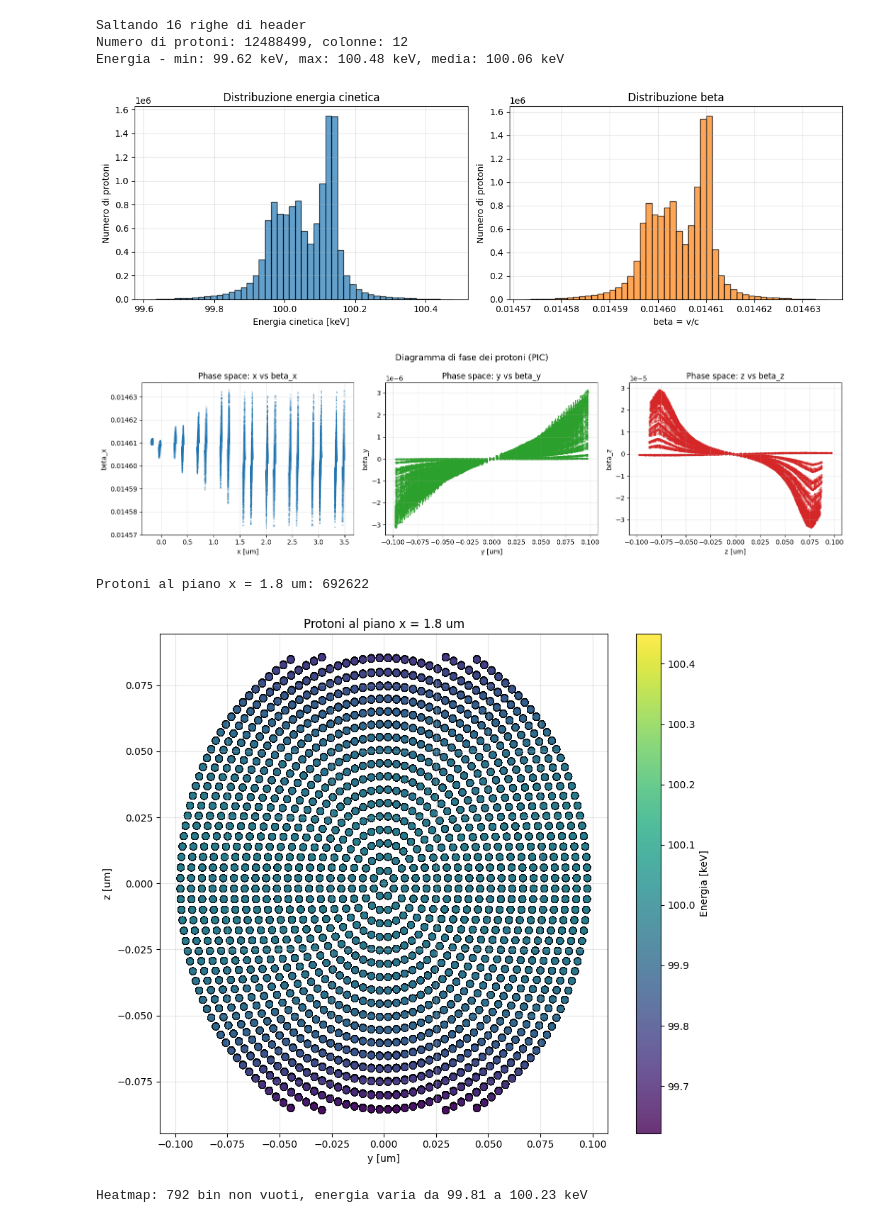
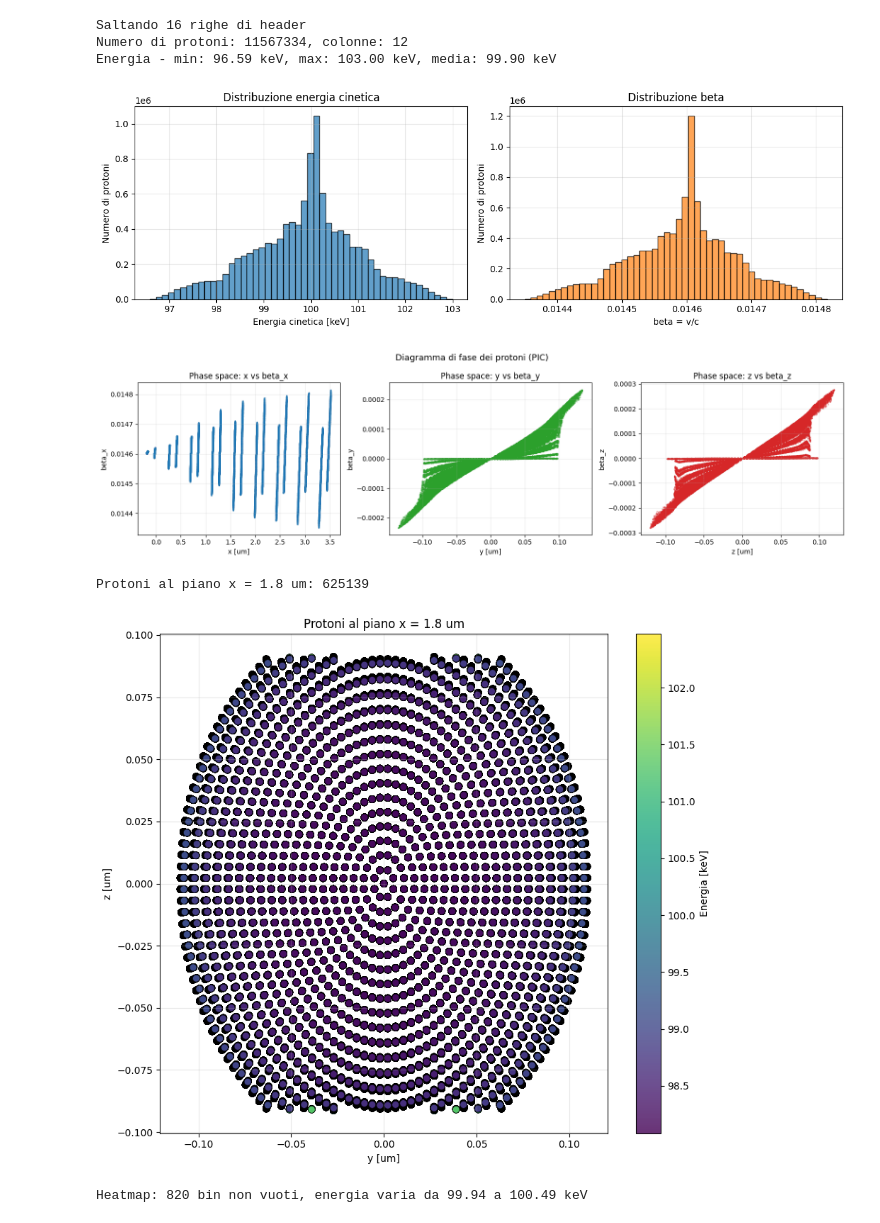
Before and after one commit to AlanMarcia/Notebook-for-analysis-of-CST-output, a Jupyter notebook: Prova.ipynb, the cells around one changed output. Saved outputs shown, nothing was run; the diff lists cells and outputs as text; code cells hidden in the pictures.

```diff
--- a/Prova.ipynb
+++ b/Prova.ipynb
@@ -80,21 +90,22 @@ from pathlib import Path
 import numpy as np
 import matplotlib.pyplot as plt
 
-cartella = Path("SIC_P_10um/n_1")
+cartella = Path("SIC_e_2um/n_1")
 if not cartella.exists():
     raise FileNotFoundError(f"Cartella non trovata: {cartella.resolve()}")
 
 # Parametri base (x e lambda_p sono in um)
-beta = 0.01459
-lambda_beta = 10 * beta  # periodo base
+beta = 0.3
+Lam=2
+lambda_beta = Lam * beta  # periodo base
 E0_const = 1.0  # V/m
 
-im_blocks_by_n = parse_cst_block_file(cartella / "Gap_Im.txt")
-re_blocks_by_n = parse_cst_block_file(cartella / "Gap_Real.txt")
+im_blocks_by_n = parse_cst_block_file(cartella / "A_Im_2.txt")
+re_blocks_by_n = parse_cst_block_file(cartella / "A_Real_2.txt")
 
 available_n = sorted(set(im_blocks_by_n.keys()) & set(re_blocks_by_n.keys()))
 if not available_n:
-    raise ValueError("Nessun n in comune tra Gap_Im.txt e Gap_Real.txt")
+    raise ValueError("Nessun n in comune tra A_Im_2.txt e A_Real_2.txt")
 
 print(f"Valori di n disponibili: {available_n}")
 
@@ -111,7 +122,7 @@ re_blocks = re_blocks_by_n[selected_n]
 
 common_ratios = sorted(set(im_blocks.keys()) & set(re_blocks.keys()))
 if not common_ratios:
-    raise ValueError(f"Nessun ratio in comune per n={selected_n} tra Gap_Im.txt e Gap_Real.txt")
+    raise ValueError(f"Nessun ratio in comune per n={selected_n} tra A_Im.txt e A_Real.txt")
 
 n_harm = selected_n
 lambda_p = n_harm * lambda_beta
@@ -168,10 +179,21 @@ plt.plot(common_ratios, efficiency, marker="o", label="Efficienza = G/E0")
 plt.plot(common_ratios, efficiency_max, marker="s", label="Efficienza = G/Emax")
 plt.xlabel("Ratio")
 plt.ylabel("Efficienza di accoppiamento")
-plt.title(f"Efficienza in funzione del Ratio (Gap, n={selected_n})")
+plt.title(f"Efficienza in funzione del Ratio (A, n={selected_n})")
 plt.grid(True)
 plt.legend()
-plt.savefig(cartella / f"Gap_efficiency_vs_ratio_n{selected_n}.png")
+plt.savefig(cartella / f"A_efficiency_vs_ratio_n{selected_n}.png")
+plt.show()
+
+# Grafico separato richiesto: solo ratio con Emax
+plt.figure(figsize=(8, 5))
+plt.plot(common_ratios, efficiency_max, marker="o", color="tab:orange", label="G/Emax")
+plt.xlabel("Ratio")
+plt.ylabel("Ratio con Emax (G/Emax)")
+plt.title(f"Ratio G/Emax in funzione del Ratio (n={selected_n})")
+plt.grid(True)
+plt.legend()
+plt.savefig(cartella / f"ratio_Emax_vs_ratio_n{selected_n}.png")
 plt.show()
 
 plt.figure(figsize=(8, 5))
@@ -332,7 +332,7 @@ def parse_cst_block_file_by_param(path, param_name="H"):
     current_x = []
     current_y = []
 
-    pattern = re.compile(rf"{re.escape(param_name)}\s*=\s*([0-9]*\.?[0-9]+)")
+    pattern = re.compile(rf"(?:^|[;{]\s*){re.escape(param_name)}\s*=\s*([0-9]*\.?[0-9]+)")
 
     with open(path, "r", encoding="utf-8") as f:
         for raw_line in f:
@@ -487,7 +487,7 @@ import numpy as np
 import matplotlib.pyplot as plt
 from pathlib import Path
 
-pic_file = Path("SIC_P_10um/n_3/PIC2.txt")
+pic_file = Path("SIC_P_10um/n_3/PIC.txt")
 if not pic_file.exists():
     raise FileNotFoundError(f"File non trovato: {pic_file.resolve()}")
 
@@ -641,37 +641,37 @@ if mask_plane.sum() > 0:
         f"Heatmap: {len(valid_vals)} bin non vuoti, energia varia da {valid_vals.min():.2f} a {valid_vals.max():.2f} keV"
     )
 
     # Visualizza con range effettivo
     vmin_val = valid_vals.min()
     vmax_val = valid_vals.max()
 
     im = ax.imshow(
         heatmap_avg.T,
         origin="lower",
         aspect="auto",
         cmap="viridis",
         extent=[y_min, y_max, z_min, z_max],
         vmin=vmin_val,
         vmax=vmax_val,
     )
 
     ax.set_xlabel("y [um]")
     ax.set_ylabel("z [um]")
     ax.set_title(f"Heatmap energia: {mask_plane.sum()} protoni al piano x = {x_plane} um")
 
     cbar = plt.colorbar(im, ax=ax)
     cbar.set_label("Energia media [keV]")
 
     plt.tight_layout()
     plt.show()
 else:
     print(f"Nessun protone trovato al piano x = {x_plane} um!")
 # %% [output]
 Saltando 16 righe di header
-Numero di protoni: 12488499, colonne: 12
-Energia - min: 99.62 keV, max: 100.48 keV, media: 100.06 keV
+Numero di protoni: 11567334, colonne: 12
+Energia - min: 96.59 keV, max: 103.00 keV, media: 99.90 keV
-[figure, old version]
+[figure, new version]
-[figure, old version]
+[figure, new version]
-Protoni al piano x = 1.8 um: 692622
+Protoni al piano x = 1.8 um: 625139
-[figure, old version]
+[figure, new version]
-Heatmap: 792 bin non vuoti, energia varia da 99.81 a 100.23 keV
+Heatmap: 820 bin non vuoti, energia varia da 99.94 a 100.49 keV
```
Also changed, not shown: parts of 8 cells of this notebook, 1 other file.
